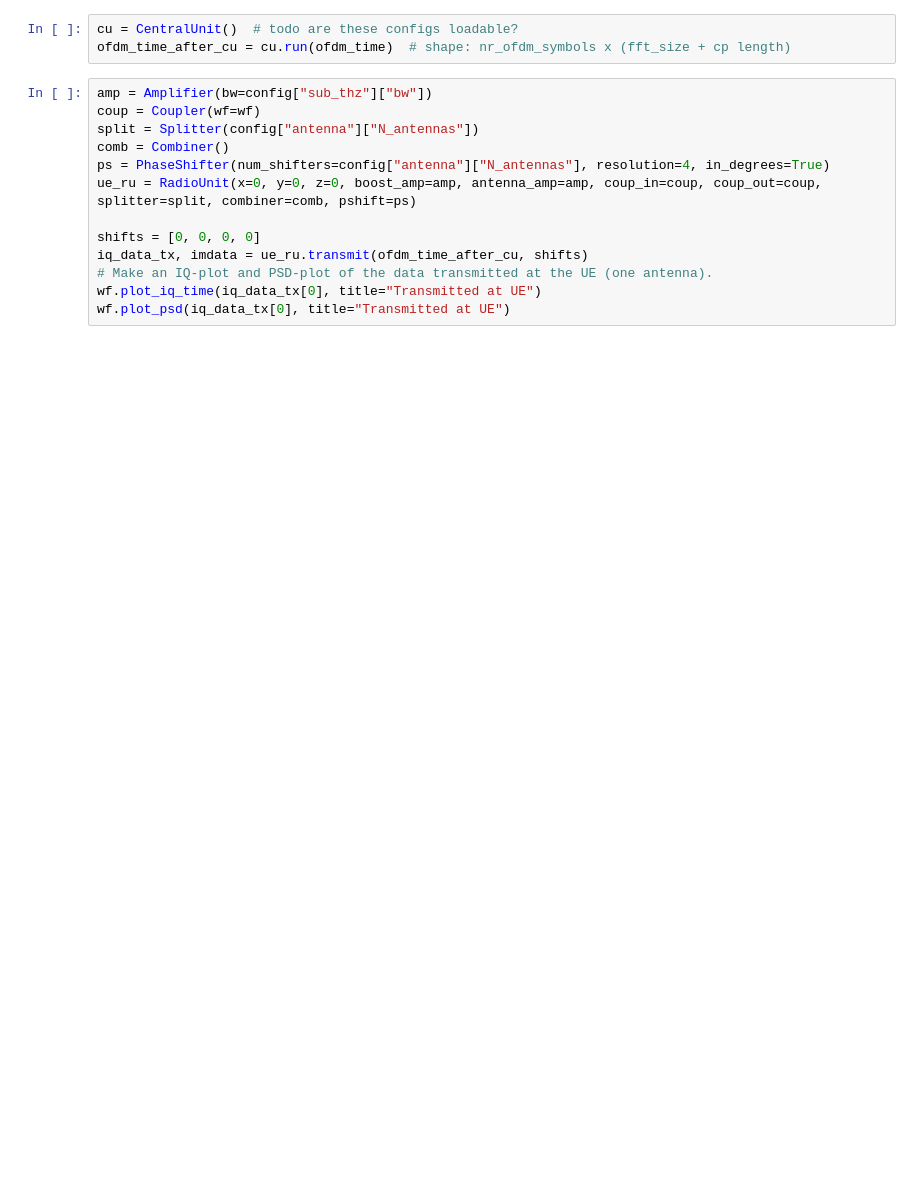
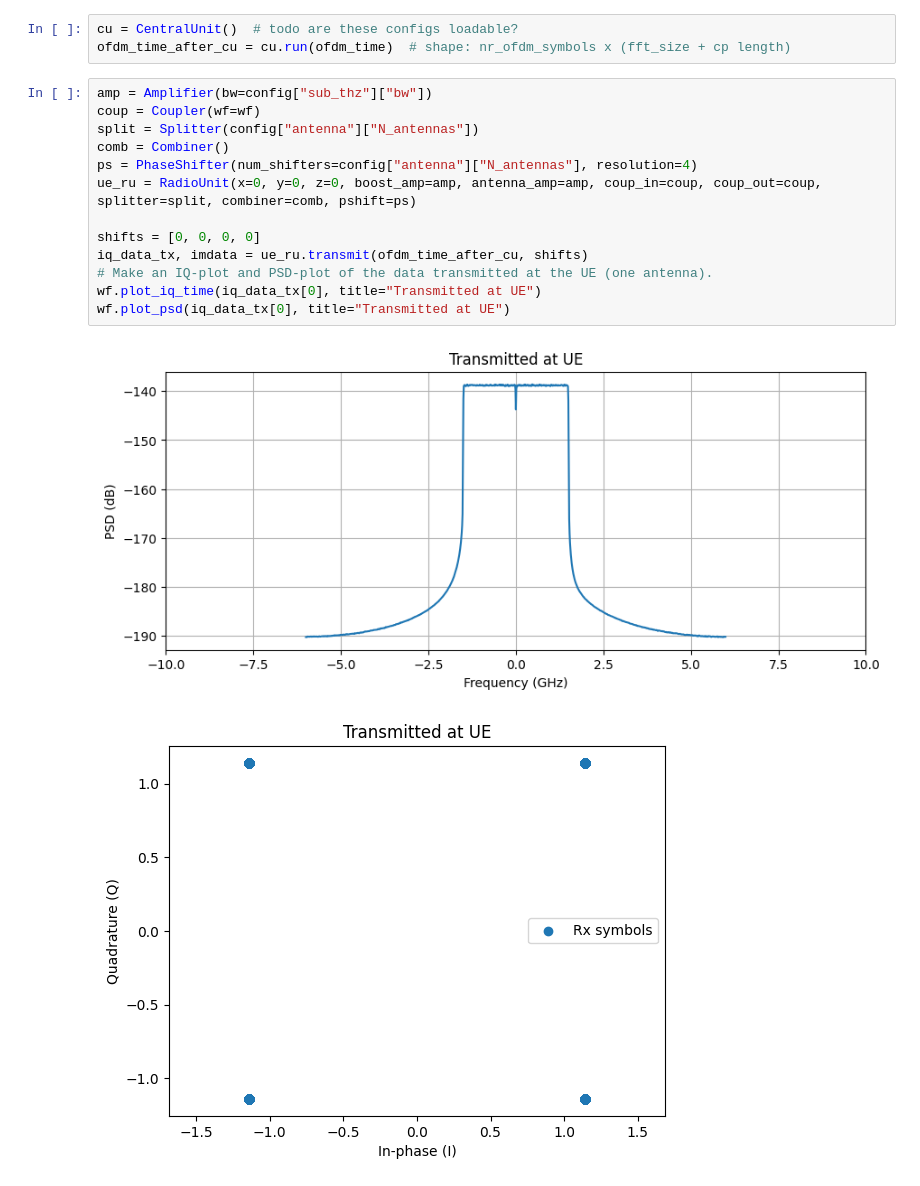
Before and after one commit to 6GTandem/6GTandem-simulator, a Jupyter notebook: examples/stripe_ul/example.ipynb, the cells around one changed output. Drawn from its saved outputs; the diff is of its cells as text; blank space fills up the shorter version.

```diff
--- a/examples/stripe_ul/example.ipynb
+++ b/examples/stripe_ul/example.ipynb
@@ -64,13 +69,16 @@ ofdm_time_after_cu = cu.run(ofdm_time)  # shape: nr_ofdm_symbols x (fft_size + c
 # %%
 amp = Amplifier(bw=config["sub_thz"]["bw"])
 coup = Coupler(wf=wf)
 split = Splitter(config["antenna"]["N_antennas"])
 comb = Combiner()
-ps = PhaseShifter(num_shifters=config["antenna"]["N_antennas"], resolution=4, in_degrees=True)
+ps = PhaseShifter(num_shifters=config["antenna"]["N_antennas"], resolution=4)
 ue_ru = RadioUnit(x=0, y=0, z=0, boost_amp=amp, antenna_amp=amp, coup_in=coup, coup_out=coup, splitter=split, combiner=comb, pshift=ps)
 
 shifts = [0, 0, 0, 0]
 iq_data_tx, imdata = ue_ru.transmit(ofdm_time_after_cu, shifts)
 # Make an IQ-plot and PSD-plot of the data transmitted at the UE (one antenna).
 wf.plot_iq_time(iq_data_tx[0], title="Transmitted at UE")
 wf.plot_psd(iq_data_tx[0], title="Transmitted at UE")
+# %% [output]
+[figure, added]
+[figure, added]
```
Also changed, not shown: parts of 7 cells of this notebook, 3 other files.
